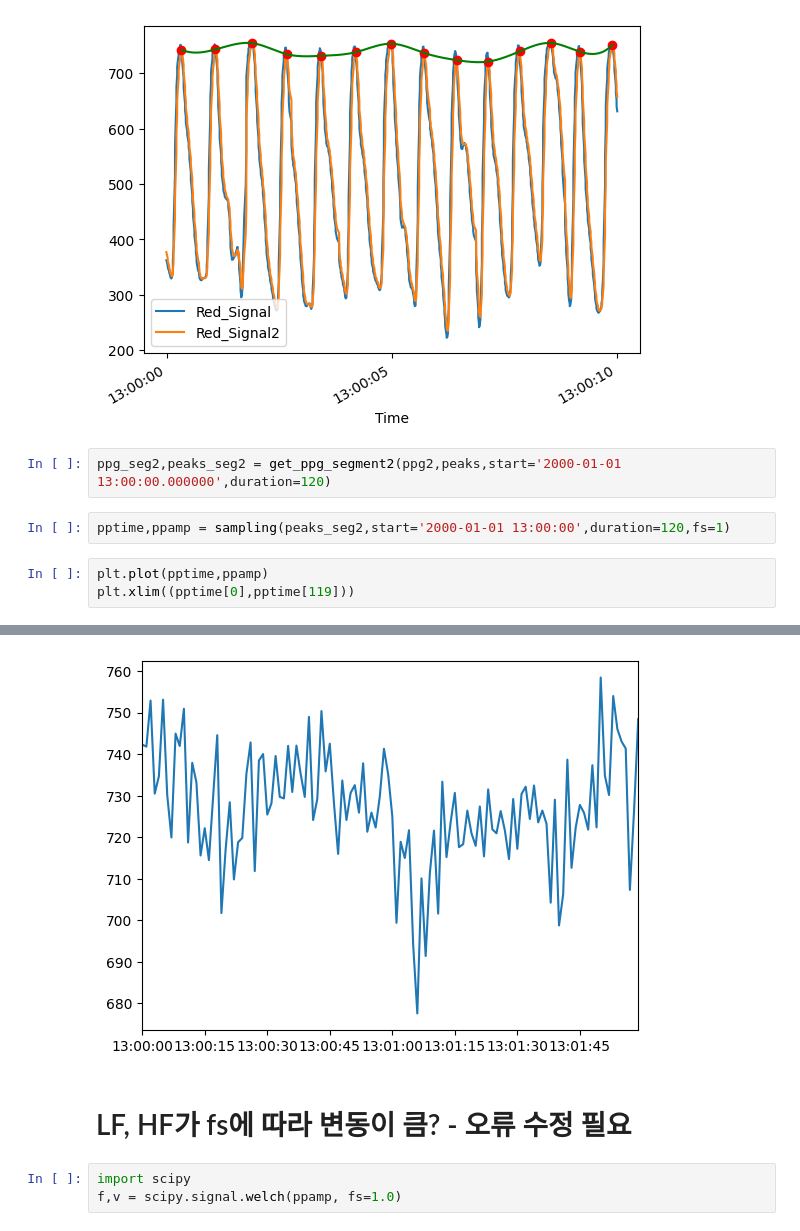
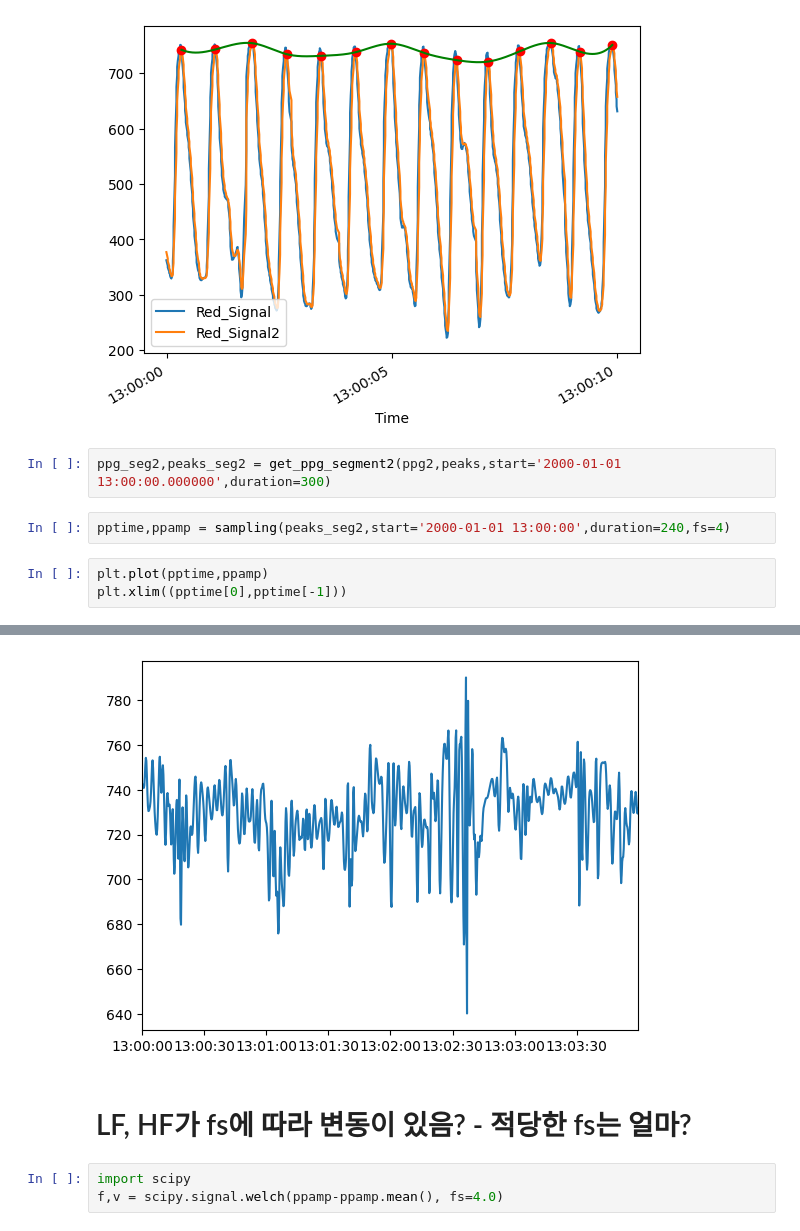
Before and after one commit to SJinLee/PPG, a Jupyter notebook: 03.LF_HF.ipynb, the cells around one changed output, grey strips where cells are left out. Saved outputs shown, nothing was run; the diff lists cells and outputs as text.

```diff
--- a/03.LF_HF.ipynb
+++ b/03.LF_HF.ipynb
@@ -178,10 +178,10 @@ draw_peaks(ppg_seg,peaks_seg)
 # %% [output]
 [figure]
 # %%
-ppg_seg2,peaks_seg2 = get_ppg_segment2(ppg2,peaks,start='2000-01-01 13:00:00.000000',duration=120)
+ppg_seg2,peaks_seg2 = get_ppg_segment2(ppg2,peaks,start='2000-01-01 13:00:00.000000',duration=300)
 # %%
-pptime,ppamp = sampling(peaks_seg2,start='2000-01-01 13:00:00',duration=120,fs=1)
+pptime,ppamp = sampling(peaks_seg2,start='2000-01-01 13:00:00',duration=240,fs=4)
 # %%
 plt.plot(pptime,ppamp)
-plt.xlim((pptime[0],pptime[119]))
+plt.xlim((pptime[0],pptime[-1]))
 # %% [output]
@@ -189,9 +189,9 @@ plt.xlim((pptime[0],pptime[119]))
-[figure, old version]
+[figure, new version]
 # %% [markdown]
-# LF, HF가 fs에 따라 변동이 큼? - 오류 수정 필요
+# LF, HF가 fs에 따라 변동이 있음? - 적당한 fs는 얼마?
 # %%
 import scipy
-f,v = scipy.signal.welch(ppamp, fs=1.0)
+f,v = scipy.signal.welch(ppamp-ppamp.mean(), fs=4.0)
 # %%
 plt.plot(f,v)
 plt.axvline(x=0.04,color='red')
```
Also changed, not shown: parts of 5 cells of this notebook.
